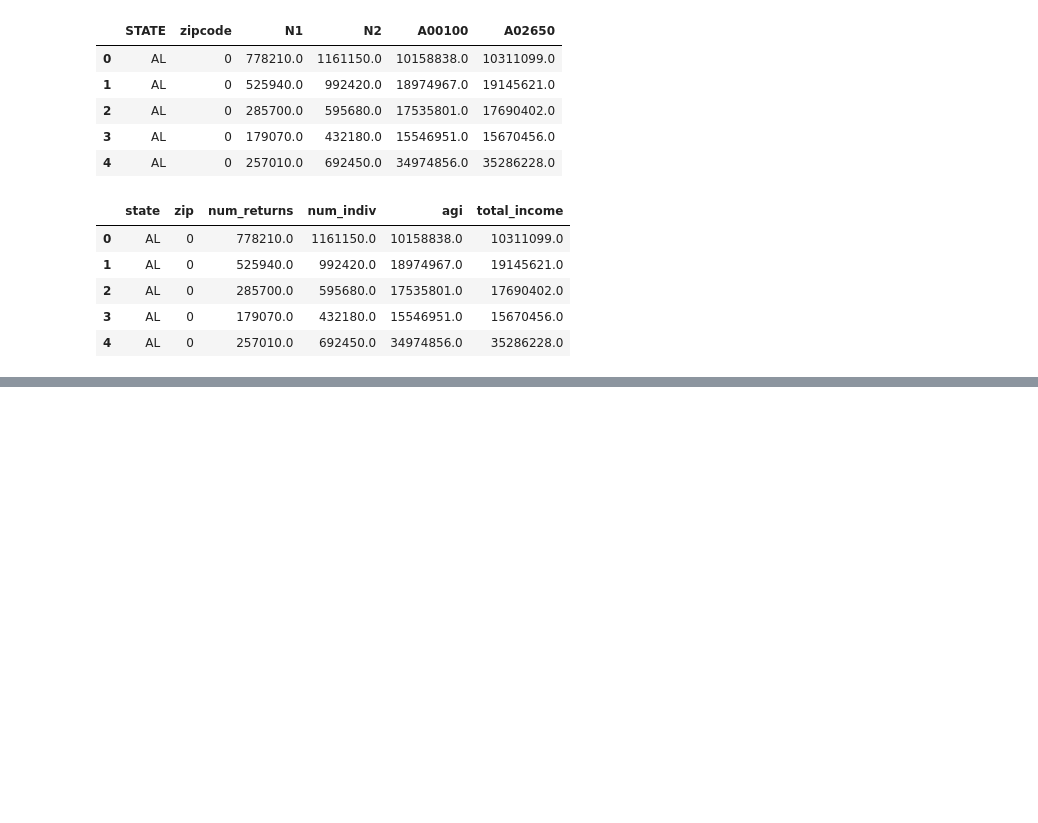
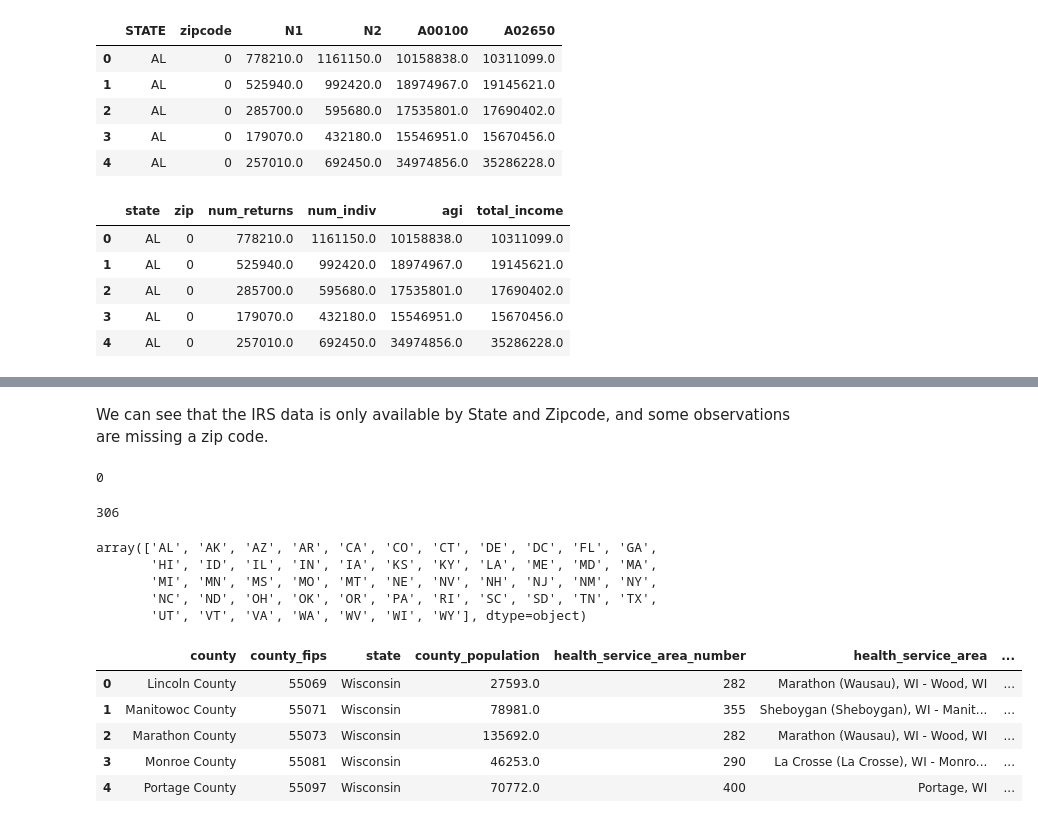
Before and after one commit to josh1den/DATA-602, a Jupyter notebook: FINAL_PROJECT/Project Workbook.ipynb, the cells around one changed output, grey strips where cells are left out. Cells and saved outputs as stored; diff of their text form; code cells hidden in the pictures; blank space fills up the shorter version.

```diff
--- a/FINAL_PROJECT/Project Workbook.ipynb
+++ b/FINAL_PROJECT/Project Workbook.ipynb
@@ -80,0 +117,32 @@ irs_sub.to_csv(filepath, index=False)
+# %% [markdown]
+We can see that the IRS data is only available by State and Zipcode, and some observations are missing a zip code.
+# %%
+# how many zip codes are missing?
+irs_df.zip.isna().sum()
+# %% [output]
+0
+# %%
+irs_df[irs_df['zip'] == 0].zip.count()
+# %% [output]
+306
+# %%
+# are the missing zip codes limited to specific states?
+irs_df[irs_df['zip'] == 0].state.unique()
+# %% [output]
+array(['AL', 'AK', 'AZ', 'AR', 'CA', 'CO', 'CT', 'DE', 'DC', 'FL', 'GA',
+       'HI', 'ID', 'IL', 'IN', 'IA', 'KS', 'KY', 'LA', 'ME', 'MD', 'MA',
+       'MI', 'MN', 'MS', 'MO', 'MT', 'NE', 'NV', 'NH', 'NJ', 'NM', 'NY',
+       'NC', 'ND', 'OH', 'OK', 'OR', 'PA', 'RI', 'SC', 'SD', 'TN', 'TX',
+       'UT', 'VT', 'VA', 'WA', 'WV', 'WI', 'WY'], dtype=object)
+# %%
+# read in the CDC community levels data
+com_file = 'https://raw.githubusercontent.com/josh1den/DATA-602/main/FINAL_PROJECT/United_States_COVID-19_Community_Levels_by_County.csv'
+com_df = pd.read_csv(com_file)
+com_df.head()
+# %% [output]
+|  | county | county_fips | state | county_population | health_service_area_number | health_service_area | ... |
+| 0 | Lincoln County | 55069 | Wisconsin | 27593.0 | 282 | Marathon (Wausau), WI - Wood, WI | ... |
+| 1 | Manitowoc County | 55071 | Wisconsin | 78981.0 | 355 | Sheboygan (Sheboygan), WI - Manit... | ... |
+| 2 | Marathon County | 55073 | Wisconsin | 135692.0 | 282 | Marathon (Wausau), WI - Wood, WI | ... |
+| 3 | Monroe County | 55081 | Wisconsin | 46253.0 | 290 | La Crosse (La Crosse), WI - Monro... | ... |
+| 4 | Portage County | 55097 | Wisconsin | 70772.0 | 400 | Portage, WI | ... |
```
Also changed, not shown: parts of 18 cells of this notebook, 2 other files.
